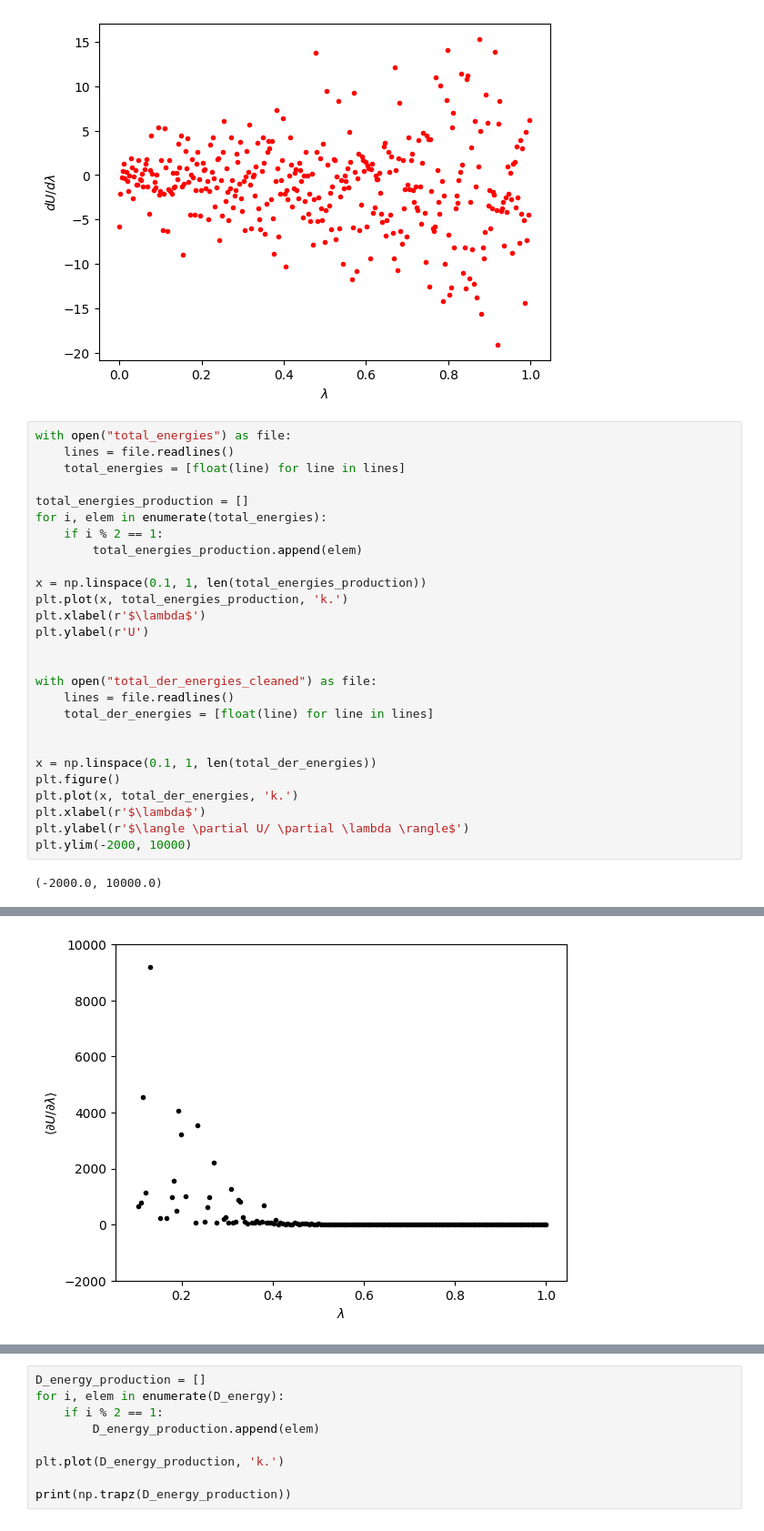
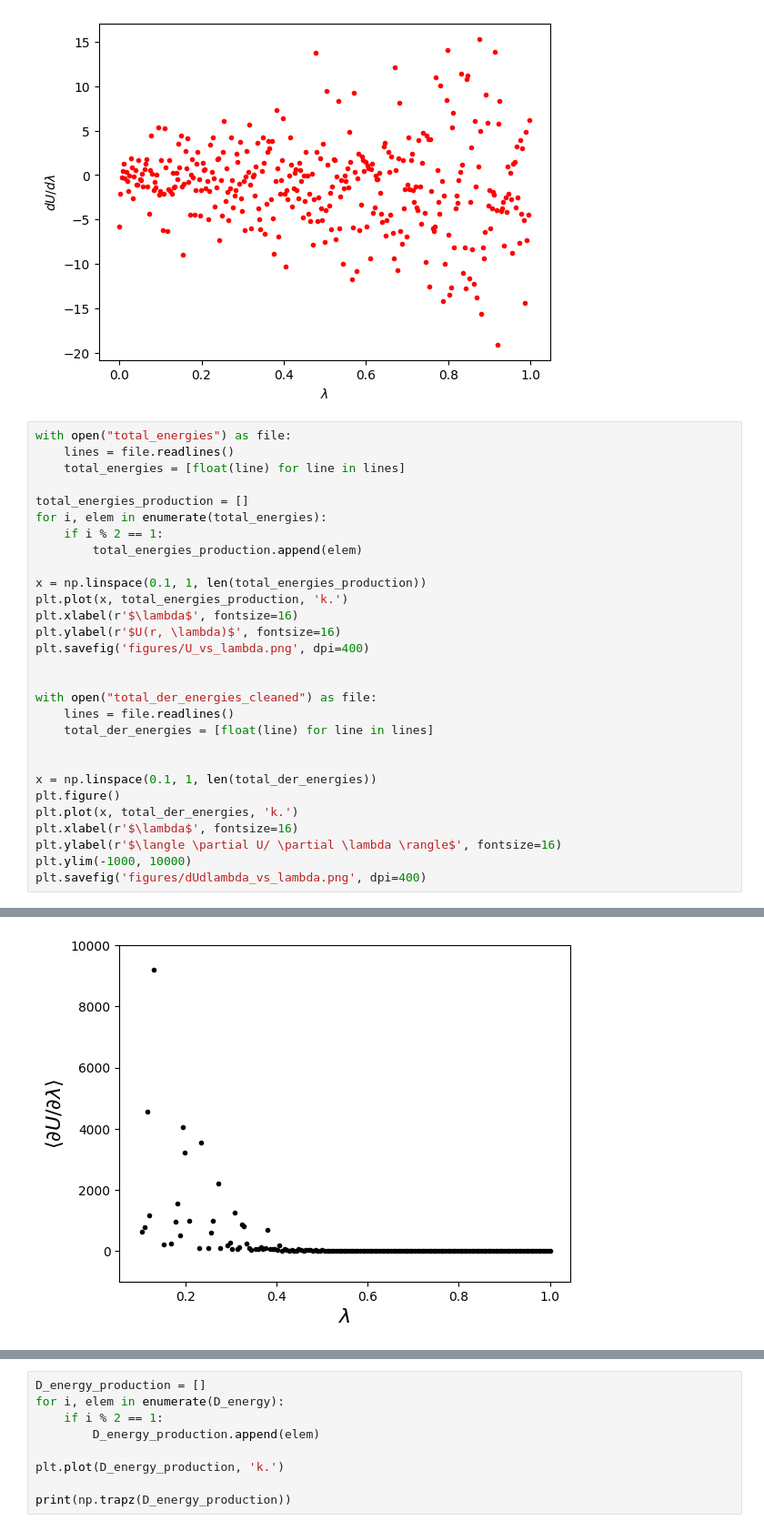
Before and after one commit to Foundnation/Thermodynamic_Integration, a Jupyter notebook: plots.ipynb, the cells around one changed output, grey strips where cells are left out. Shown: that part at 91% size. Cells and saved outputs as stored; diff of their text form.

```diff
--- a/plots.ipynb
+++ b/plots.ipynb
@@ -87,8 +87,9 @@ for i, elem in enumerate(total_energies):
 
 x = np.linspace(0.1, 1, len(total_energies_production))
 plt.plot(x, total_energies_production, 'k.')
-plt.xlabel(r'$\lambda$')
-plt.ylabel(r'U')
+plt.xlabel(r'$\lambda$', fontsize=16)
+plt.ylabel(r'$U(r, \lambda)$', fontsize=16)
+plt.savefig('figures/U_vs_lambda.png', dpi=400)
 
 
 with open("total_der_energies_cleaned") as file:
@@ -99,8 +100,8 @@ with open("total_der_energies_cleaned") as file:
 x = np.linspace(0.1, 1, len(total_der_energies))
 plt.figure()
 plt.plot(x, total_der_energies, 'k.')
-plt.xlabel(r'$\lambda$')
-plt.ylabel(r'$\langle \partial U/ \partial \lambda \rangle$')
-plt.ylim(-2000, 10000)
+plt.xlabel(r'$\lambda$', fontsize=16)
+plt.ylabel(r'$\langle \partial U/ \partial \lambda \rangle$', fontsize=16)
+plt.ylim(-1000, 10000)
+plt.savefig('figures/dUdlambda_vs_lambda.png', dpi=400)
 # %% [output]
-(-2000.0, 10000.0)
@@ -108,2 +109,2 @@ plt.ylim(-2000, 10000)
-[figure, old version]
+[figure, new version]
 # %%
```
Also changed, not shown: parts of 5 cells of this notebook.
